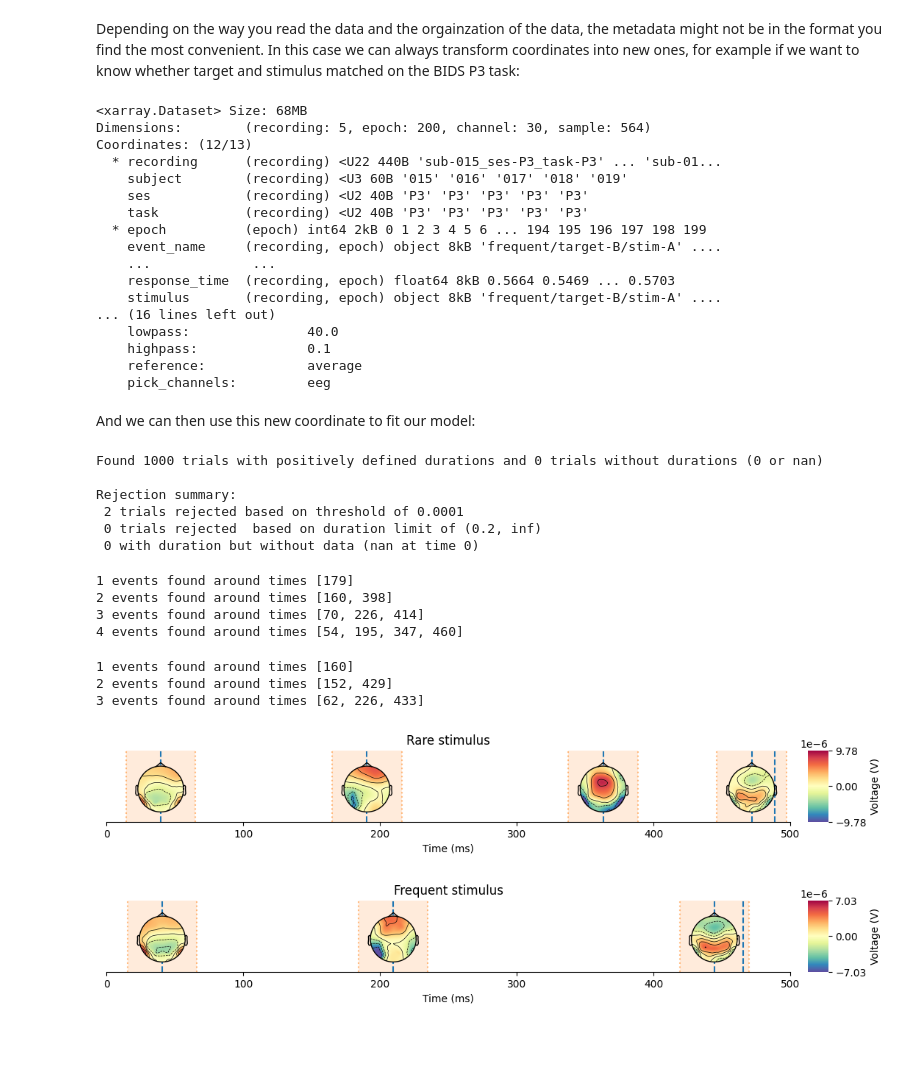
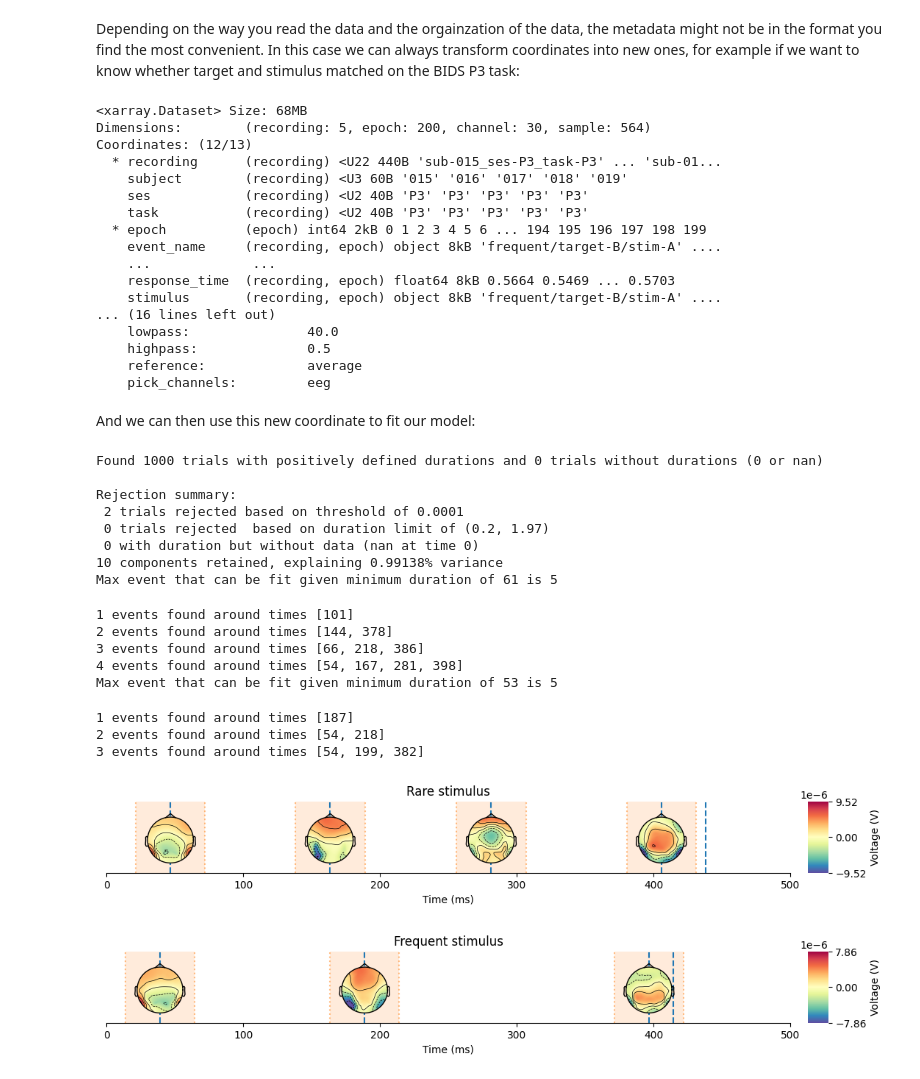
Before and after one commit to JoKra1/hsmm_mvpy, a Jupyter notebook: docs/source/notebooks/Data_loading.ipynb, the cells around one changed output. Saved outputs shown, nothing was run; the diff lists cells and outputs as text; code cells hidden in the pictures; blank space fills up the shorter version.

```diff
--- a/docs/source/notebooks/Data_loading.ipynb
+++ b/docs/source/notebooks/Data_loading.ipynb
@@ -843,7 +857,7 @@ def mypreprocessing(data, montage, events, verbose,#Mandatory arguments, passed
 
 preprocessing = dict(sfreq=256, #Resampling the data at this sampling frequency
                      lowpass=40, # at which frequency we want to apply the lowpass filter
-                     highpass=.1, #Same for highpass
+                     highpass=.5, #Same for highpass, see FAQ
                      reference='average', #What reference shold the data be re-referenced to
                      pick_channels='eeg' #What channels do we want, can also be a list of channel names
                     )
@@ -915,7 +933,7 @@ Coordinates: (12/13)
     stimulus       (recording, epoch) object 8kB 'frequent/target-B/stim-A' ....
 ... (16 lines left out)
     lowpass:               40.0
-    highpass:              0.1
+    highpass:              0.5
     reference:             average
     pick_channels:         eeg
 # %% [markdown]
@@ -923,35 +941,38 @@ And we can then use this new coordinate to fit our model:
 # %%
 hmp_data = hmp.basedata.default(
     epoch_data,
     duration_id='response_time',# If we had defined other events in the events_id we would call something like "Other_event_time"
     min_duration=0.2, # minimum RT of 200ms
-    offset_end=.05, # Adding 50ms after each response event as in Weindel et el. 2024, P3 competes with response event
+    offsets=.03, # adding samples before and after the modelled duration to pad the data for the crosscorrelation
     reject_amplitude=1e-4,# Rejection threshold, reject trial if value higher than abs(threshold)
-    n_comp=10, #for speed see later tutorials
+    n_comp=.99, #for speed see later tutorials
 )
 
 rare = hmp_data.select_coord(True, variable='is_rare')
 frequent = hmp_data.select_coord(False, variable='is_rare')
 
 model = hmp.models.CumulativeMethod()
 lkh, estimates_rare = model.fit_transform(rare)
 hmp.visu.plot_topo_timecourse(epoch_data, estimates_rare, info, title='Rare stimulus', max_time=500)
 
 lkh, estimates_frequent = model.fit_transform(frequent)
 hmp.visu.plot_topo_timecourse(epoch_data, estimates_frequent, info, title='Frequent stimulus', max_time=500)
 # %% [output]
 Found 1000 trials with positively defined durations and 0 trials without durations (0 or nan)
 
 Rejection summary:
  2 trials rejected based on threshold of 0.0001
- 0 trials rejected  based on duration limit of (0.2, inf)
+ 0 trials rejected  based on duration limit of (0.2, 1.97)
  0 with duration but without data (nan at time 0)
+10 components retained, explaining 0.99138% variance
+Max event that can be fit given minimum duration of 61 is 5
-1 events found around times [179]
-2 events found around times [160, 398]
-3 events found around times [70, 226, 414]
-4 events found around times [54, 195, 347, 460]
+1 events found around times [101]
+2 events found around times [144, 378]
+3 events found around times [66, 218, 386]
+4 events found around times [54, 167, 281, 398]
+Max event that can be fit given minimum duration of 53 is 5
-1 events found around times [160]
-2 events found around times [152, 429]
-3 events found around times [62, 226, 433]
+1 events found around times [187]
+2 events found around times [54, 218]
+3 events found around times [54, 199, 382]
-[figure, old version]
+[figure, new version]
-[figure, old version]
+[figure, new version]
```
Also changed, not shown: parts of 15 cells of this notebook, 9 other files.
